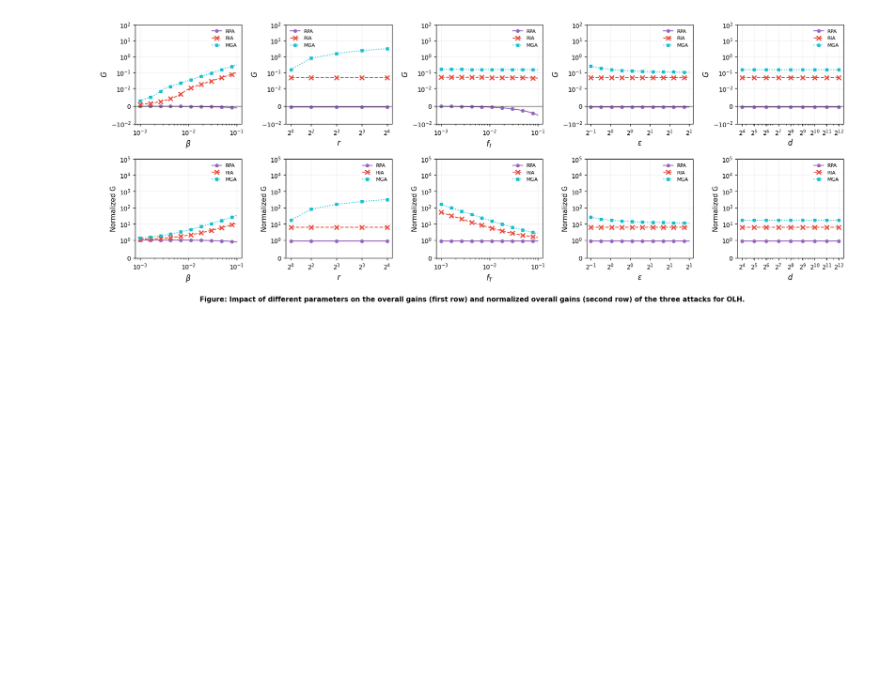
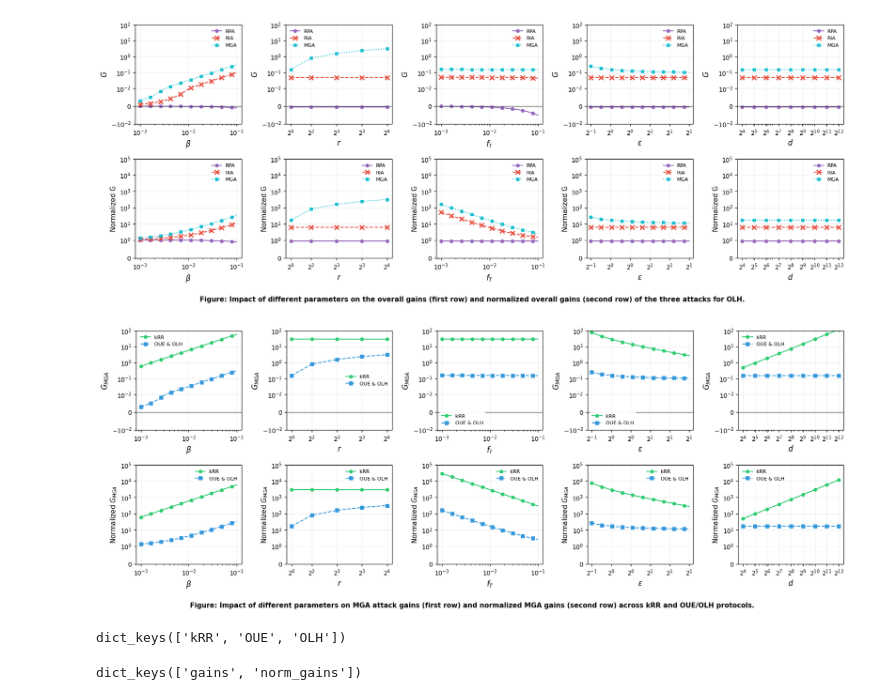
Before and after one commit to chirumer/cryptography, a Jupyter notebook: graphs.ipynb, the cells around one changed output. Drawn from its saved outputs; the diff is of its cells as text; code cells hidden in the pictures; blank space fills up the shorter version.

Commit message:
added MGA plots to graphs.ipynb

```diff
--- a/graphs.ipynb
+++ b/graphs.ipynb
@@ -38,6 +38,13 @@ RANGES = {
     'epsilon': np.linspace(0.5, 3.0, 20),
     'd': 2**np.arange(4, 13)
 }
+
+# later used for plotting MGA
+MGA_VALUES = {
+    'kRR': {'gains': {}, 'norm_gains': {}},
+    'OUE': {'gains': {}, 'norm_gains': {}},
+    'OLH': {'gains': {}, 'norm_gains': {}}
+}
 # %% [markdown]
 ![formulas.png](embedded-picture-1)
 # %%
@@ -218,0 +313,15 @@ plt.show()
+# %%
+# MGA Comparison
+
+fig4 = create_MGA_plot()
+plt.show()
+# %% [output]
+[figure, added]
+# %%
+MGA_VALUES.keys()
+# %% [output]
+dict_keys(['kRR', 'OUE', 'OLH'])
+# %%
+MGA_VALUES['kRR'].keys()
+# %% [output]
+dict_keys(['gains', 'norm_gains'])
```
Also changed, not shown: parts of 7 cells of this notebook, 3 other files.
